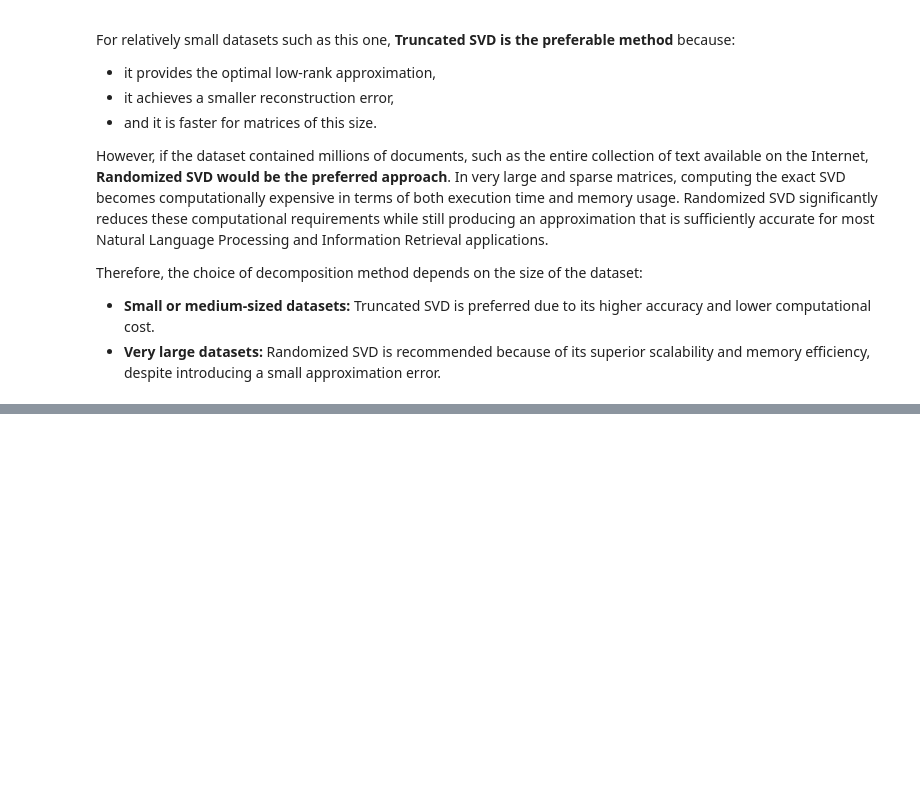
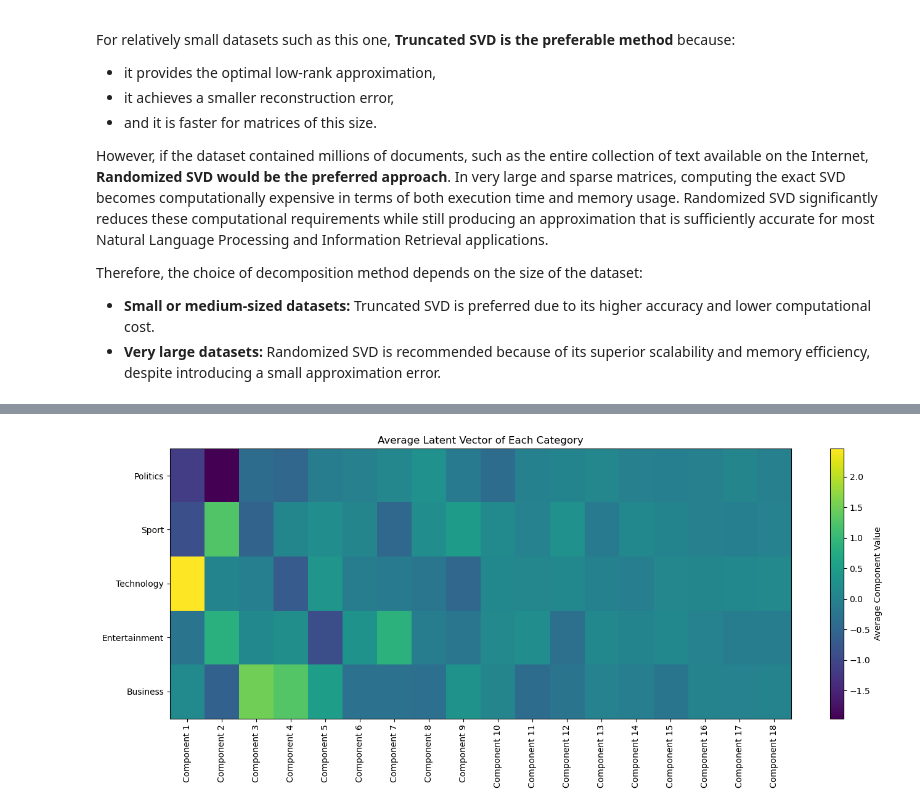
Before and after one commit to Bardiya-basafa/LSA, a Jupyter notebook: code.ipynb, the cells around one changed output, grey strips where cells are left out. Cells and saved outputs as stored; diff of their text form; code cells hidden in the pictures; blank space fills up the shorter version.

```diff
--- a/code.ipynb
+++ b/code.ipynb
@@ -1832,0 +2578,34 @@ Therefore, the choice of decomposition method depends on the size of the dataset
+# %%
+# ============================================================
+# Heatmap
+# ============================================================
+
+import matplotlib.pyplot as plt
+
+plt.figure(figsize=(14,6))
+
+plt.imshow(
+    centroid_df,
+    aspect='auto'
+)
+
+plt.colorbar(label="Average Component Value")
+
+plt.xticks(
+    range(k),
+    centroid_df.columns,
+    rotation=90
+)
+
+plt.yticks(
+    range(5),
+    centroid_df.index
+)
+
+plt.title("Average Latent Vector of Each Category")
+
+plt.tight_layout()
+
+plt.show()
+# %% [output]
+[figure, added]
```
Also changed, not shown: parts of 25 cells of this notebook, 1 other file.
